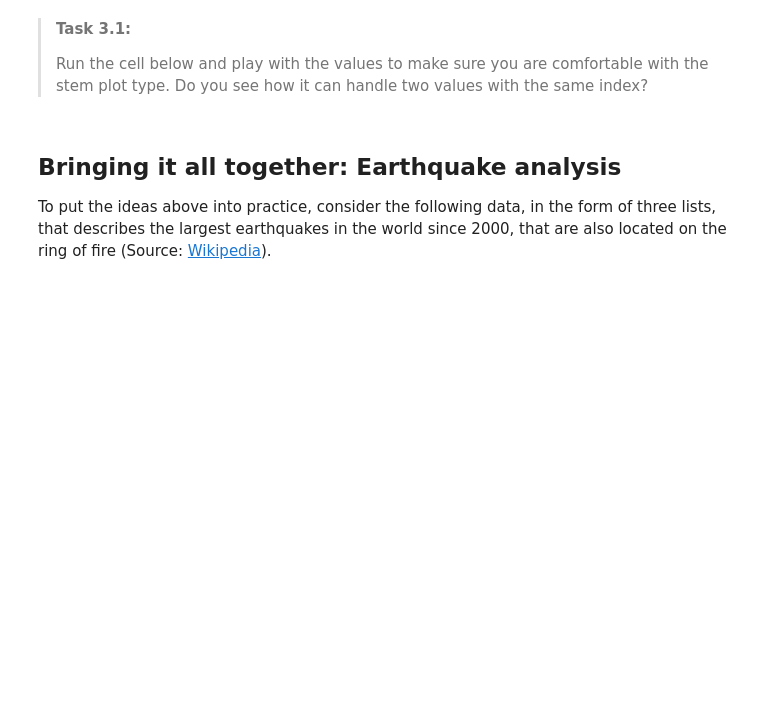
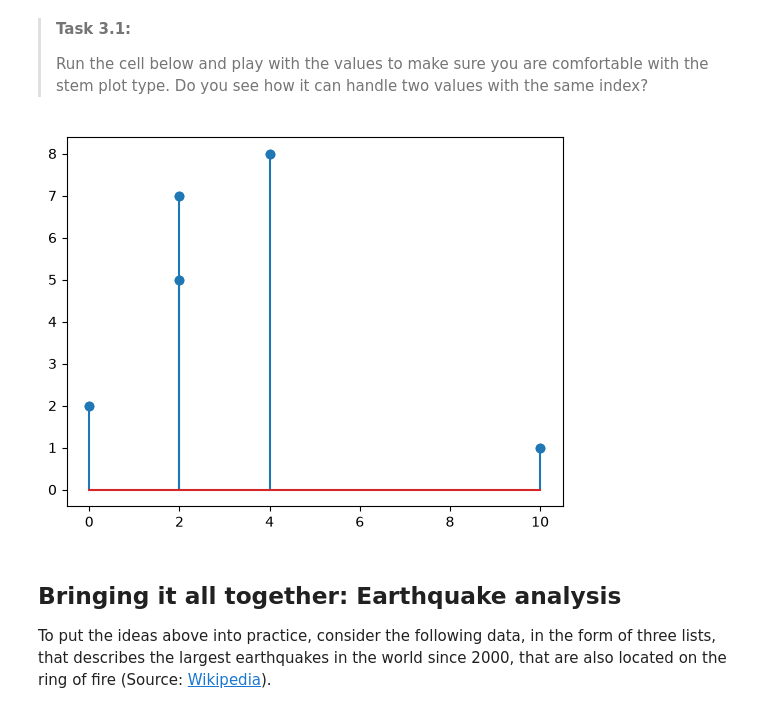
Before and after one commit to Wiggy-020/PA2.3, a Jupyter notebook: 3_stem_plots.ipynb, the cells around one changed output. Drawn from its saved outputs; the diff is of its cells as text; code cells hidden in the pictures; blank space fills up the shorter version.

```diff
--- a/3_stem_plots.ipynb
+++ b/3_stem_plots.ipynb
@@ -11,9 +11,11 @@ You have probably used the matplotlib plot types `plot`, `hist` and `scatter` fr
 > Run the cell below and play with the values to make sure you are comfortable with the stem plot type. Do you see how it can handle two values with the same index?
 # %%
 value = [2, 7, 5, 1, 8]
-index = [0, 2, 2, 6, 4]
+index = [0, 2, 2, 10, 4]
 plt.plot(index, value, 'o')
 plt.stem(index, value);
+# %% [output]
+[figure, added]
 # %% [markdown]
 ## Bringing it all together: Earthquake analysis
 
```
Also changed, not shown: parts of 2 cells of this notebook, 6 other files.
